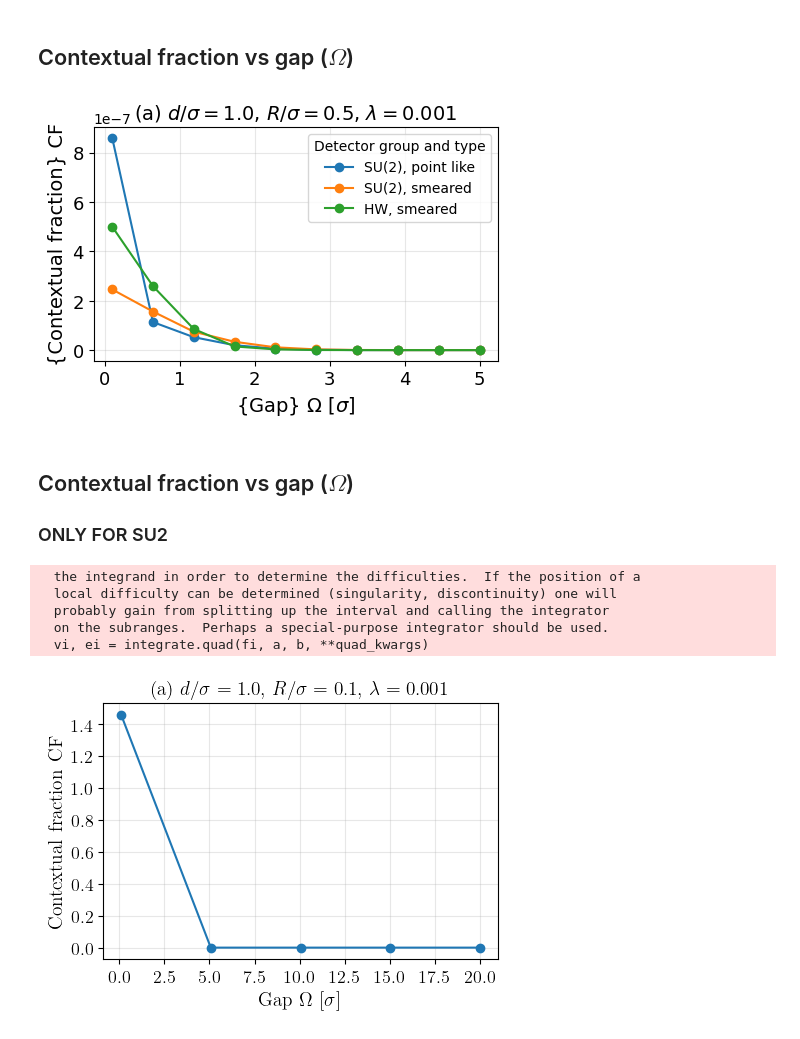
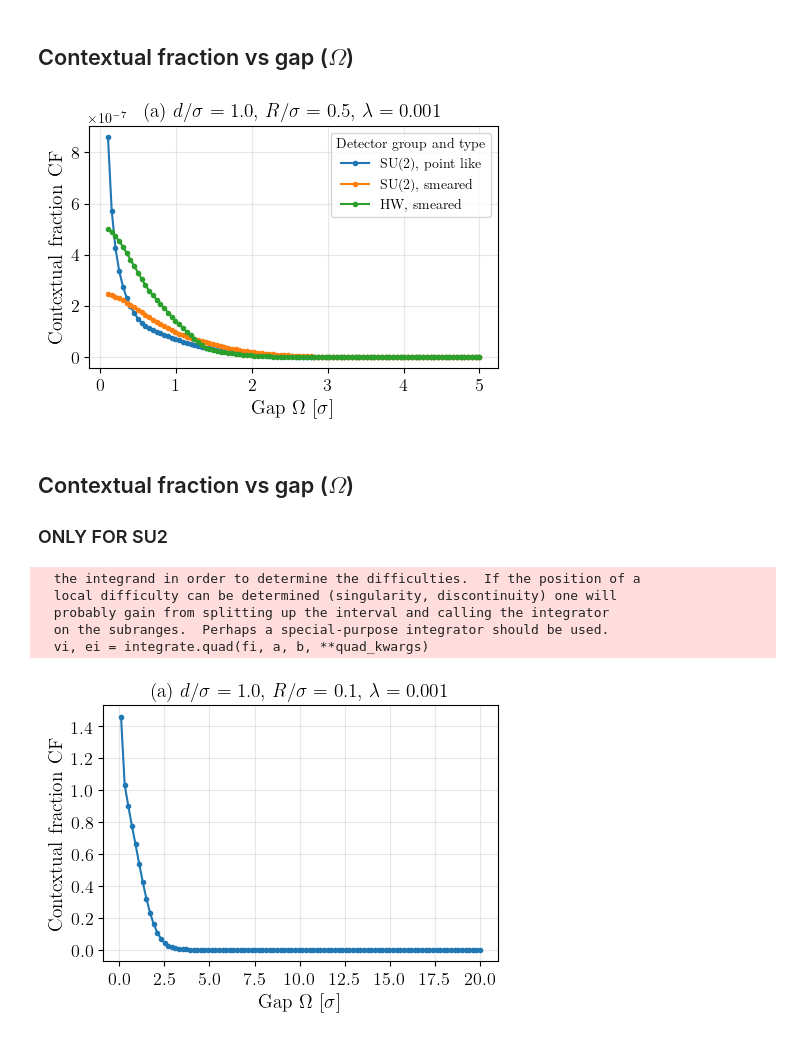
Before and after one commit to Sanchit-Srivastava/contextuality_from_the_vacuum, a Jupyter notebook: notebooks/main_plots.ipynb, the cells around one changed output. Saved outputs shown, nothing was run; the diff lists cells and outputs as text; code cells hidden in the pictures.

Commit message:
small dot size
Changed marker from o to . for readability when generating more detailed
plots. Also commented out the save plot line. Uncomment this line during
the final generation for the paper.

```diff
--- a/notebooks/main_plots.ipynb
+++ b/notebooks/main_plots.ipynb
@@ -51,7 +51,7 @@ plt.rcParams.update({
 plt.figure(figsize=(4.8,3.6))
 
 # Sweep gaps
-gaps = np.linspace(0.1, 5, 10)  # avoid zero to keep numerics well-behaved
+gaps = np.linspace(0.1, 5, 100)  # avoid zero to keep numerics well-behaved
 
 
 for group, detector_type in group_types:
@@ -64,37 +64,37 @@ for group, detector_type in group_types:
             regulator=regulator,
             smearing=smearing,
             regularization=regularization,
             detector_type=detector_type,
             group=group,
             lam=lam,
         )
         if is_valid_state(rho):
             res = contextual_fraction(rho)
             if not res.get("success", False):
                 cf_vals.append(np.nan)
             else:
                 cf_vals.append(res.get("b", np.nan))
         else:
-            print("Invalid state detected at $\Omega$ =", gap)
+            print("Invalid state detected at gap =", gap)
             validate_and_print(rho)
             break
 
     cf_vals = np.array(cf_vals) #deleted division by lambda^2
-    plt.plot(gaps, cf_vals, marker="o", lw=1.5, label=labels[(group, detector_type)])
+    plt.plot(gaps, cf_vals, marker=".", lw=1.5, label=labels[(group, detector_type)])
 
 
 plt.xlabel(r"{Gap} $\Omega$ $\left[\sigma\right]$",fontsize=14)
 plt.ylabel(r"{Contextual fraction} CF",fontsize=14)
 plt.title(rf"(a) $d/\sigma={separation}$, $R/\sigma={smearing}$, $\lambda={lam}$",fontsize=14)
 plt.xticks(fontsize=13)
 plt.yticks(fontsize=13)
 plt.grid(True, alpha=0.3)
 plt.legend(title="Detector group and type")
 plt.tight_layout()
-plt.savefig("contextual_fraction_vs_gap_different_models.pdf")
+# plt.savefig("contextual_fraction_vs_gap_different_models.pdf")
 plt.show()
 # %% [output]
-[figure, old version]
+[figure, new version]
 # %% [markdown]
 ## Contextual fraction vs gap ($\Omega$)
 ### ONLY FOR SU2
@@ -122,7 +122,7 @@ plt.rcParams.update({
 plt.figure(figsize=(4.8,3.6))
 
 # Sweep gaps
-gaps = np.linspace(0.1, 20, 5)  # avoid zero to keep numerics well-behaved
+gaps = np.linspace(0.1, 20, 100)  # avoid zero to keep numerics well-behaved
 cf_vals = []
 
 for gap in gaps:
@@ -145,13 +145,13 @@ for gap in gaps:
         else:
             cf_vals.append(res.get("b", np.nan))
     else:
-        print("Invalid state detected at $\Omega$ =", gap)
+        print("Invalid state detected at gap =", gap)
         validate_and_print(rho)
         break #Print the details for the first invalid state and exit
 
 cf_vals = np.array(cf_vals)*(1/lam**2)
 
-plt.plot(gaps, cf_vals, marker="o", lw=1.5)
+plt.plot(gaps, cf_vals, marker=".", lw=1.5)
 plt.xlabel(r"{Gap} $\Omega$ $\left[\sigma\right]$",fontsize=14)
 plt.ylabel(r"{Contextual fraction} CF",fontsize=14)
 plt.title(rf"(a) $d/\sigma={separation}$, $R/\sigma={smearing}$, $\lambda={lam}$",fontsize=14)
@@ -159,7 +159,7 @@ plt.xticks(fontsize=13)
 plt.yticks(fontsize=13)
 plt.grid(True, alpha=0.3)
 plt.tight_layout()
-plt.savefig("contextual_fraction_vs_gap.pdf")
+# plt.savefig("contextual_fraction_vs_gap.pdf")
 plt.show()
 # %% [output]
   the integrand in order to determine the difficulties.  If the position of a
@@ -167,4 +167,4 @@ plt.show()
   probably gain from splitting up the interval and calling the integrator
   on the subranges.  Perhaps a special-purpose integrator should be used.
   vi, ei = integrate.quad(fi, a, b, **quad_kwargs)
-[figure, old version]
+[figure, new version]
```
